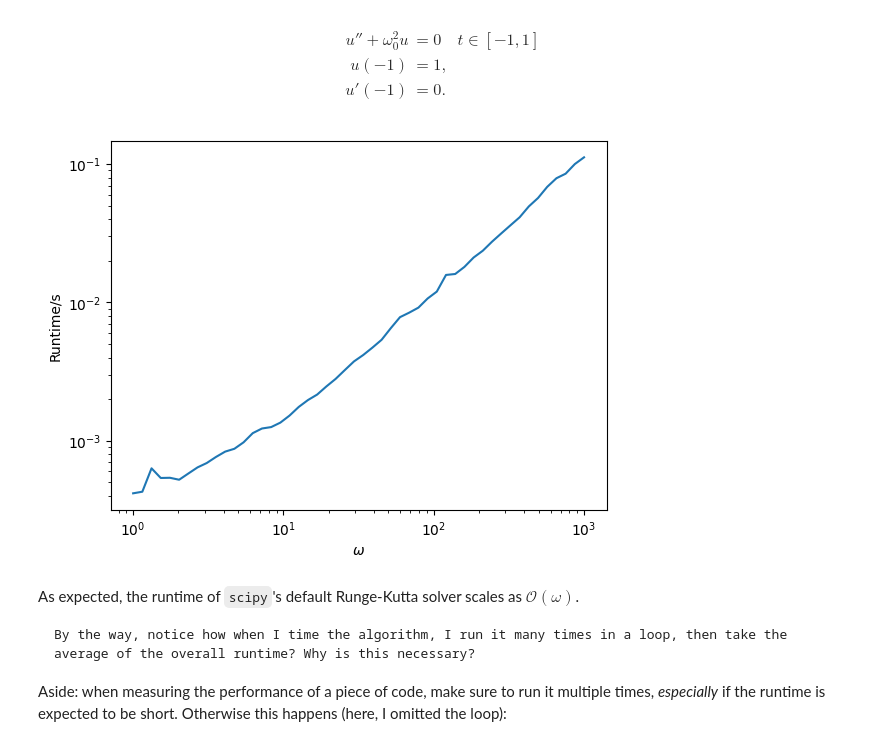
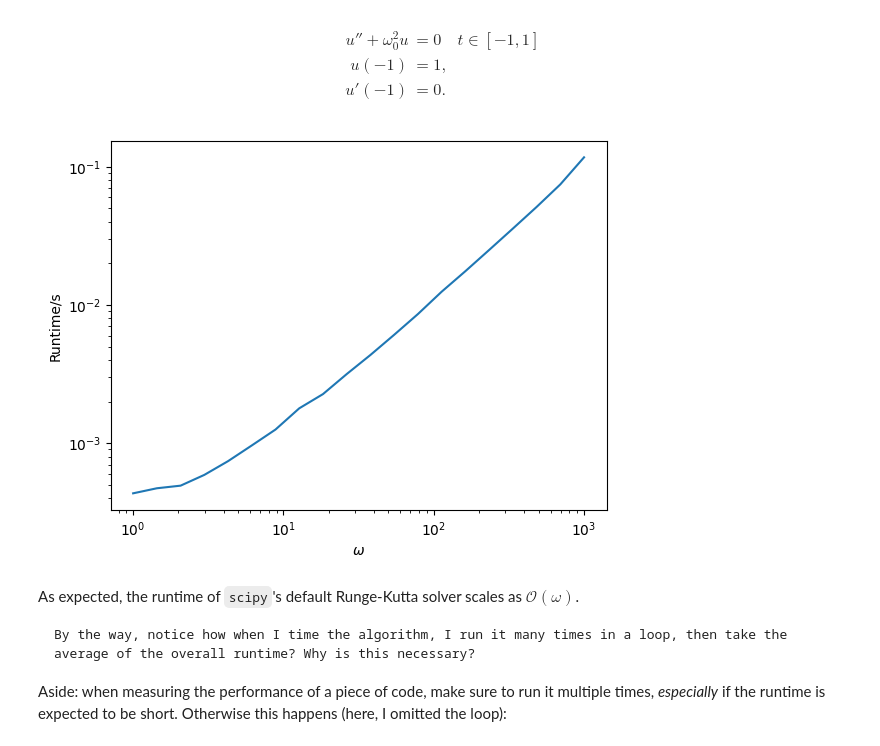
Before and after one commit to cu-comptools/fall2024, a Jupyter notebook: ODEs_3_asymptotic.ipynb, the cells around one changed output. Saved outputs shown, nothing was run; the diff lists cells and outputs as text; code cells hidden in the pictures.

```diff
--- a/ODEs_3_asymptotic.ipynb
+++ b/ODEs_3_asymptotic.ipynb
@@ -37,35 +37,35 @@ u'(-1) &= 0.
 # %%
 # Scipy's default Runge-Kutta solver
 
 def f_ivp(t, u):
     """ The right-hand-side in u' = f(t, u). """
     du = np.zeros(2)
     du[0] = u[1]
     du[1] = - om**2*u[0]
     return du
 
 u0 = np.array([1, 0])
 tspan = (-1, 1)
 
-ws = np.logspace(0, 3, 50)
+ws = np.logspace(0, 3, 20)
 times = np.zeros_like(ws)
 
 for i, w in enumerate(ws):
     om = w
     N = int(10000/om)
     t1 = time.time()
     for j in range(N):
         solution = si.solve_ivp(f_ivp, tspan, u0)
     t2 = time.time()
     times[i] = (t2 - t1)/N
 
 plt.figure()
 plt.loglog(ws, times)
 plt.xlabel("$\omega$")
 plt.ylabel("Runtime/s")
 plt.show()
 # %% [output]
-[figure, old version]
+[figure, new version]
 # %% [markdown]
 As expected, the runtime of `scipy`'s default Runge-Kutta solver scales as $\mathcal{O}(\omega)$.
 
```
Also changed, not shown: parts of 1 cell of this notebook.
